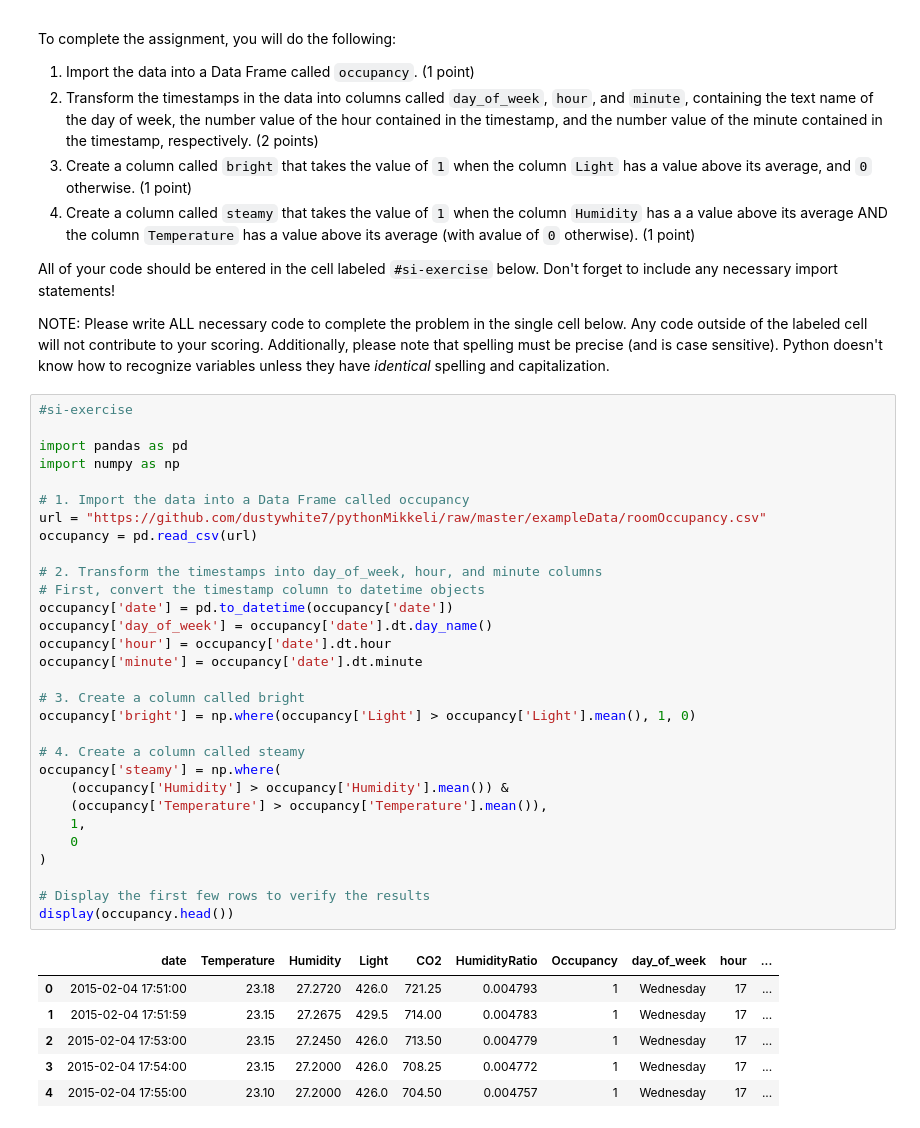
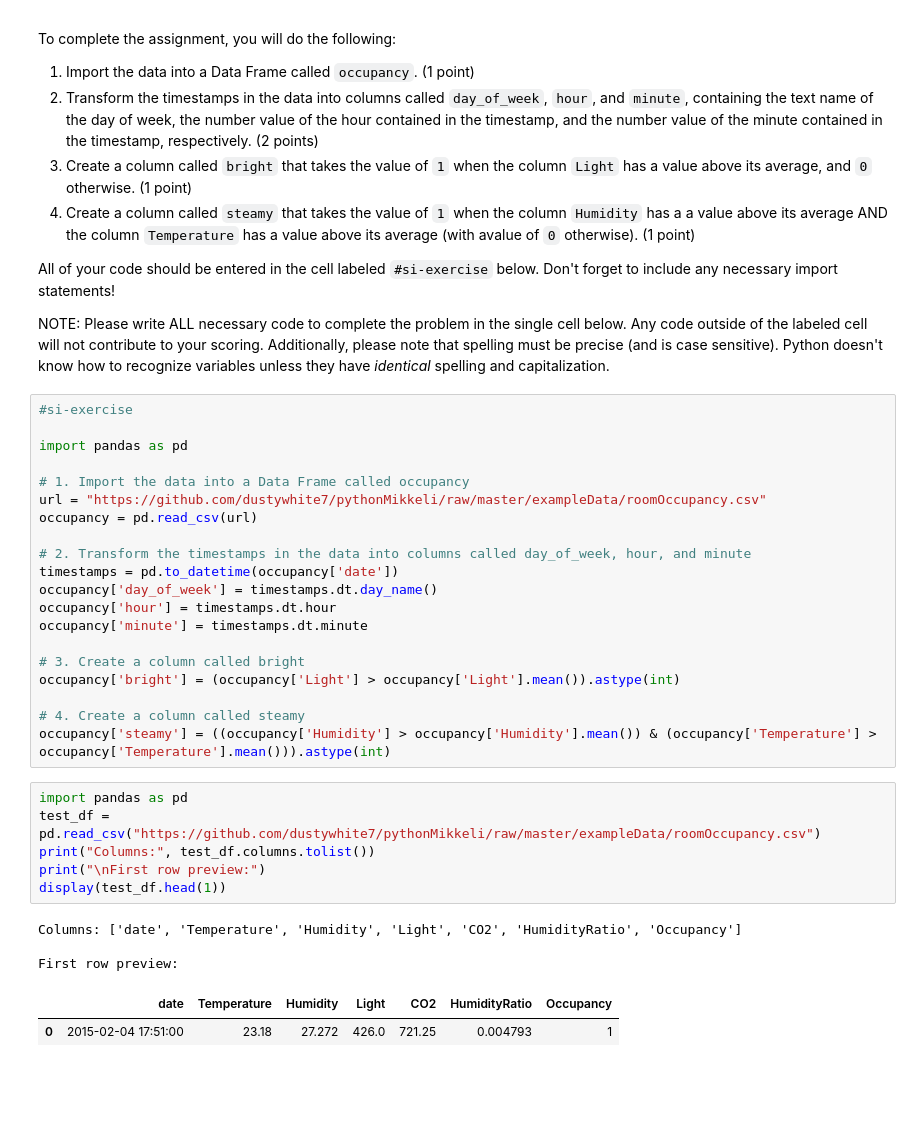
Before and after one commit to HSange13/econ8320-assignment-06, a Jupyter notebook: Lesson.ipynb, the cells around one changed output. Cells and saved outputs as stored; diff of their text form; blank space fills up the shorter version.

```diff
--- a/Lesson.ipynb
+++ b/Lesson.ipynb
@@ -4117,36 +4117,31 @@ NOTE: Please write ALL necessary code to complete the problem in the single cell
 #si-exercise
 
 import pandas as pd
-import numpy as np
 
 # 1. Import the data into a Data Frame called occupancy
 url = "https://github.com/dustywhite7/pythonMikkeli/raw/master/exampleData/roomOccupancy.csv"
 occupancy = pd.read_csv(url)
 
-# 2. Transform the timestamps into day_of_week, hour, and minute columns
-# First, convert the timestamp column to datetime objects
-occupancy['date'] = pd.to_datetime(occupancy['date'])
-occupancy['day_of_week'] = occupancy['date'].dt.day_name()
-occupancy['hour'] = occupancy['date'].dt.hour
-occupancy['minute'] = occupancy['date'].dt.minute
+# 2. Transform the timestamps in the data into columns called day_of_week, hour, and minute
+timestamps = pd.to_datetime(occupancy['date'])
+occupancy['day_of_week'] = timestamps.dt.day_name()
+occupancy['hour'] = timestamps.dt.hour
+occupancy['minute'] = timestamps.dt.minute
 
 # 3. Create a column called bright
-occupancy['bright'] = np.where(occupancy['Light'] > occupancy['Light'].mean(), 1, 0)
+occupancy['bright'] = (occupancy['Light'] > occupancy['Light'].mean()).astype(int)
 
 # 4. Create a column called steamy
-occupancy['steamy'] = np.where(
-    (occupancy['Humidity'] > occupancy['Humidity'].mean()) &
-    (occupancy['Temperature'] > occupancy['Temperature'].mean()),
-    1,
-    0
-)
-
-# Display the first few rows to verify the results
-display(occupancy.head())
+occupancy['steamy'] = ((occupancy['Humidity'] > occupancy['Humidity'].mean()) & (occupancy['Temperature'] > occupancy['Temperature'].mean())).astype(int)
-# %% [output]
-|  | date | Temperature | Humidity | Light | CO2 | HumidityRatio | Occupancy | day_of_week | hour | ... |
-| 0 | 2015-02-04 17:51:00 | 23.18 | 27.2720 | 426.0 | 721.25 | 0.004793 | 1 | Wednesday | 17 | ... |
-| 1 | 2015-02-04 17:51:59 | 23.15 | 27.2675 | 429.5 | 714.00 | 0.004783 | 1 | Wednesday | 17 | ... |
-| 2 | 2015-02-04 17:53:00 | 23.15 | 27.2450 | 426.0 | 713.50 | 0.004779 | 1 | Wednesday | 17 | ... |
-| 3 | 2015-02-04 17:54:00 | 23.15 | 27.2000 | 426.0 | 708.25 | 0.004772 | 1 | Wednesday | 17 | ... |
-| 4 | 2015-02-04 17:55:00 | 23.10 | 27.2000 | 426.0 | 704.50 | 0.004757 | 1 | Wednesday | 17 | ... |
+# %%
+import pandas as pd
+test_df = pd.read_csv("https://github.com/dustywhite7/pythonMikkeli/raw/master/exampleData/roomOccupancy.csv")
+print("Columns:", test_df.columns.tolist())
+print("\nFirst row preview:")
+display(test_df.head(1))
+# %% [output]
+Columns: ['date', 'Temperature', 'Humidity', 'Light', 'CO2', 'HumidityRatio', 'Occupancy']
+
+First row preview:
+|  | date | Temperature | Humidity | Light | CO2 | HumidityRatio | Occupancy |
+| 0 | 2015-02-04 17:51:00 | 23.18 | 27.272 | 426.0 | 721.25 | 0.004793 | 1 |
```
